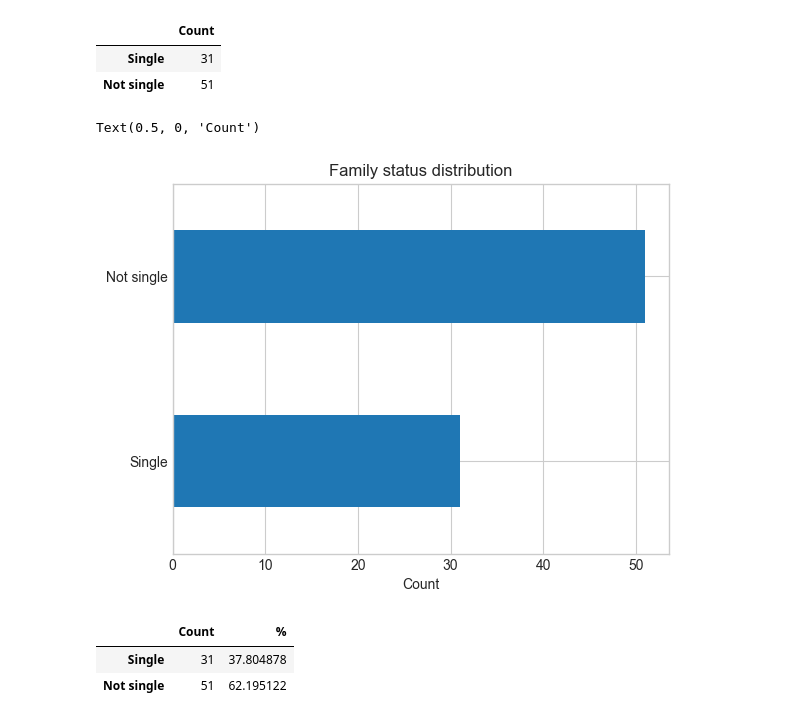
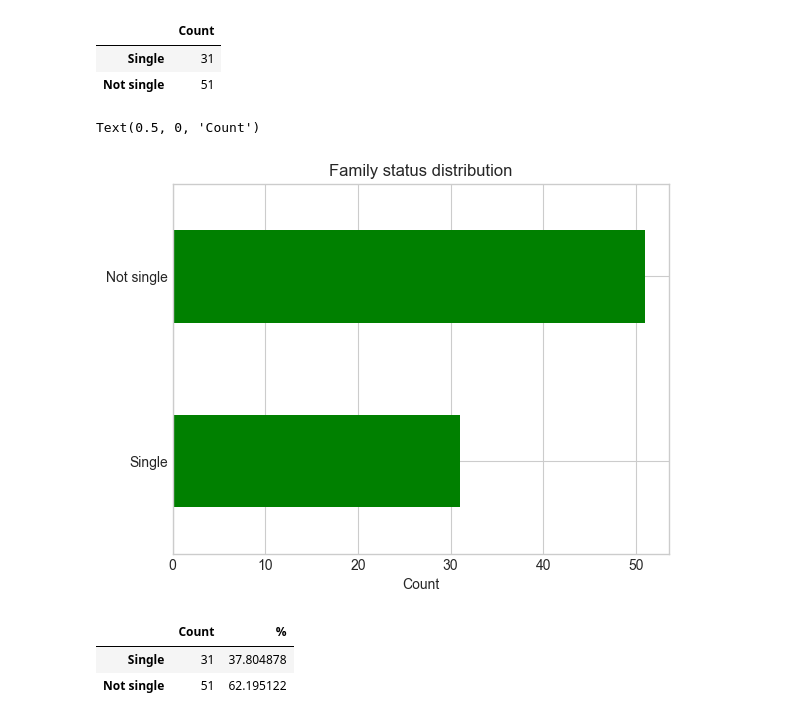
Before and after one commit to KatieRJ/BigDataProject, a Jupyter notebook: Family&Salary.ipynb, the cells around one changed output. Drawn from its saved outputs; the diff is of its cells as text; code cells hidden in the pictures.

```diff
--- a/Family&Salary.ipynb
+++ b/Family&Salary.ipynb
@@ -122,13 +122,13 @@ df1
 | Single | 31 |
 | Not single | 51 |
 # %%
-df1.plot.barh(legend = False)
+df1.plot.barh(legend = False, color= "green")
 
 plt.title('Family status distribution')
 plt.xlabel('Count')
 # %% [output]
 Text(0.5, 0, 'Count')
-[figure, old version]
+[figure, new version]
 # %%
 df2 = pd.crosstab(df['family'], 'Count')
 df2['%'] = df2['Count'] / df2['Count'].sum() * 100
```
Also changed, not shown: 1 other file.
